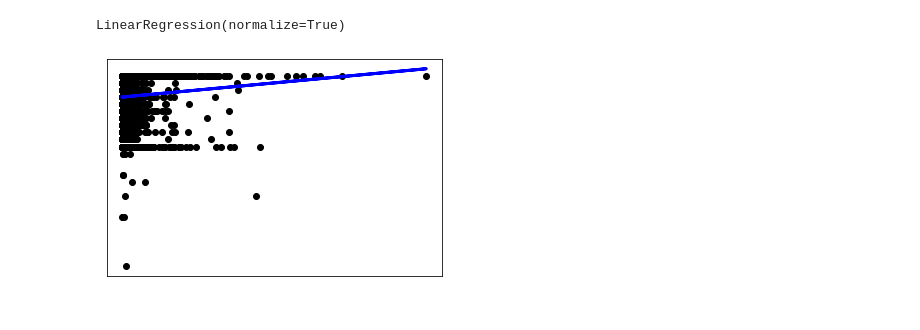
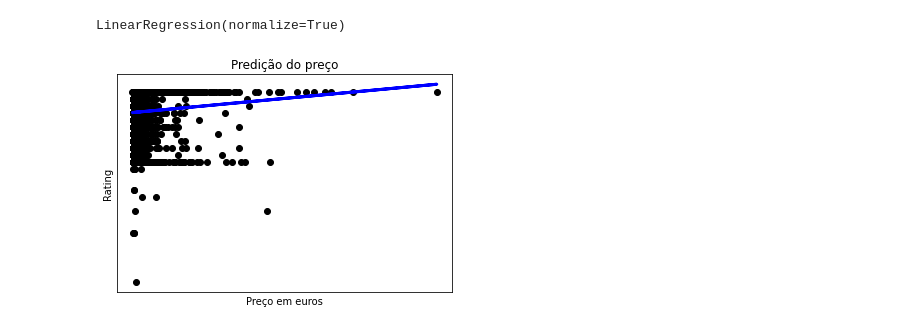
Before and after one commit to betomansur/projeto-2, a Jupyter notebook: Principal.ipynb, the cells around one changed output. Cells and saved outputs as stored; diff of their text form; code cells hidden in the pictures.

```diff
--- a/Principal.ipynb
+++ b/Principal.ipynb
@@ -115,8 +115,11 @@ LinearRegression(normalize=True)
 # %%
 plt.scatter(x, y,  color='black')
 plt.plot(x, regr.predict(x), color='blue', linewidth=3)
 plt.xticks(())
 plt.yticks(())
-plt.show(
+plt.title('Predição do preço')
+plt.ylabel('Rating')
+plt.xlabel('Preço em euros')
+plt.show()
 # %% [output]
-[figure, old version]
+[figure, new version]
```
